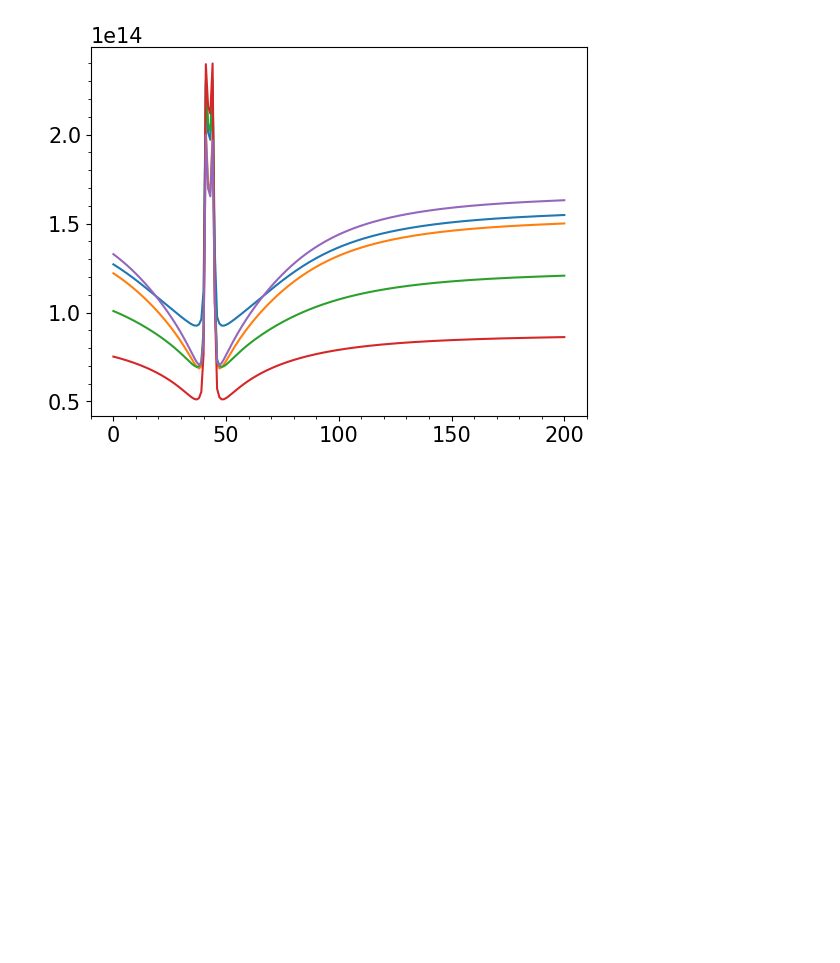
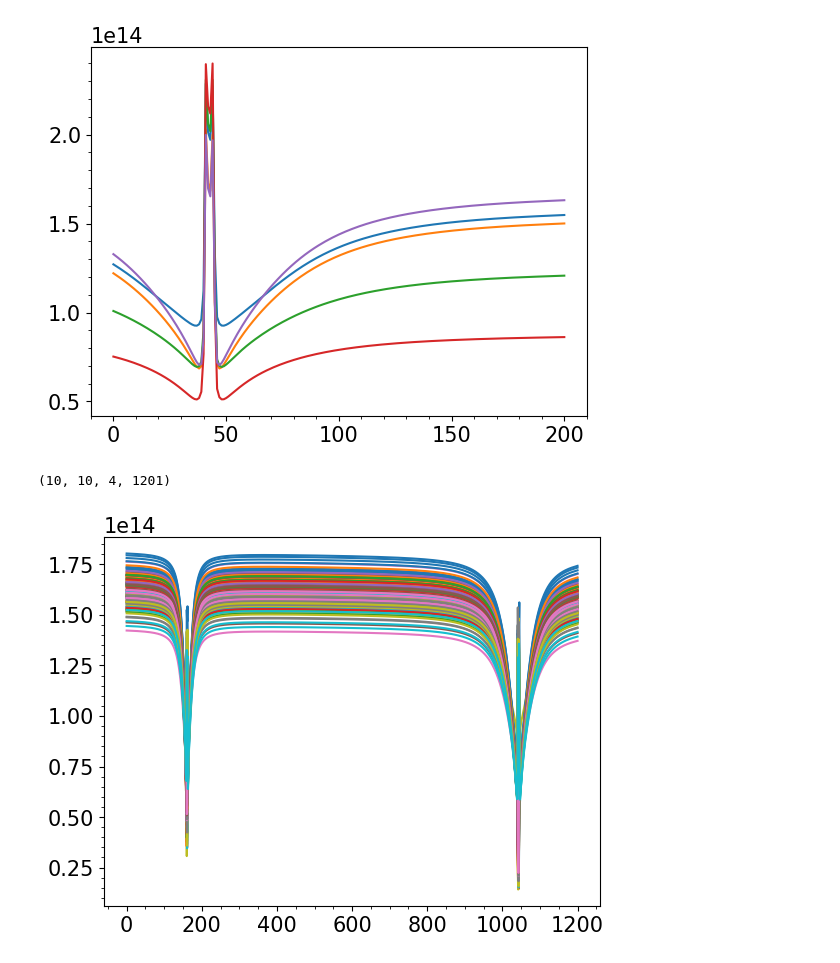
Before and after one commit to andreuva/clustering, a Jupyter notebook: cluster_frz_atm.ipynb, the cells around one changed output. Saved outputs shown, nothing was run; the diff lists cells and outputs as text; code cells hidden in the pictures; blank space fills up the shorter version.

```diff
--- a/cluster_frz_atm.ipynb
+++ b/cluster_frz_atm.ipynb
@@ -208,3 +208,15 @@ for l in range(0,5):
 plt.savefig("ca_8542.png", bbox_inches='tight')
 # %% [output]
 [figure]
+# %%
+stokes0 = fits.open("/home/milic/data/snapi_synth/out_guess_step_2_debug_spectra.fits")[0].data
+# %%
+stokes0.shape
+# %% [output]
+(10, 10, 4, 1201)
+# %%
+for i in range(0,10):
+    for j in range(0,10):
+        plt.plot(stokes0[i,j,0,:])
+# %% [output]
+[figure, added]
```
Also changed, not shown: parts of 6 cells of this notebook.
